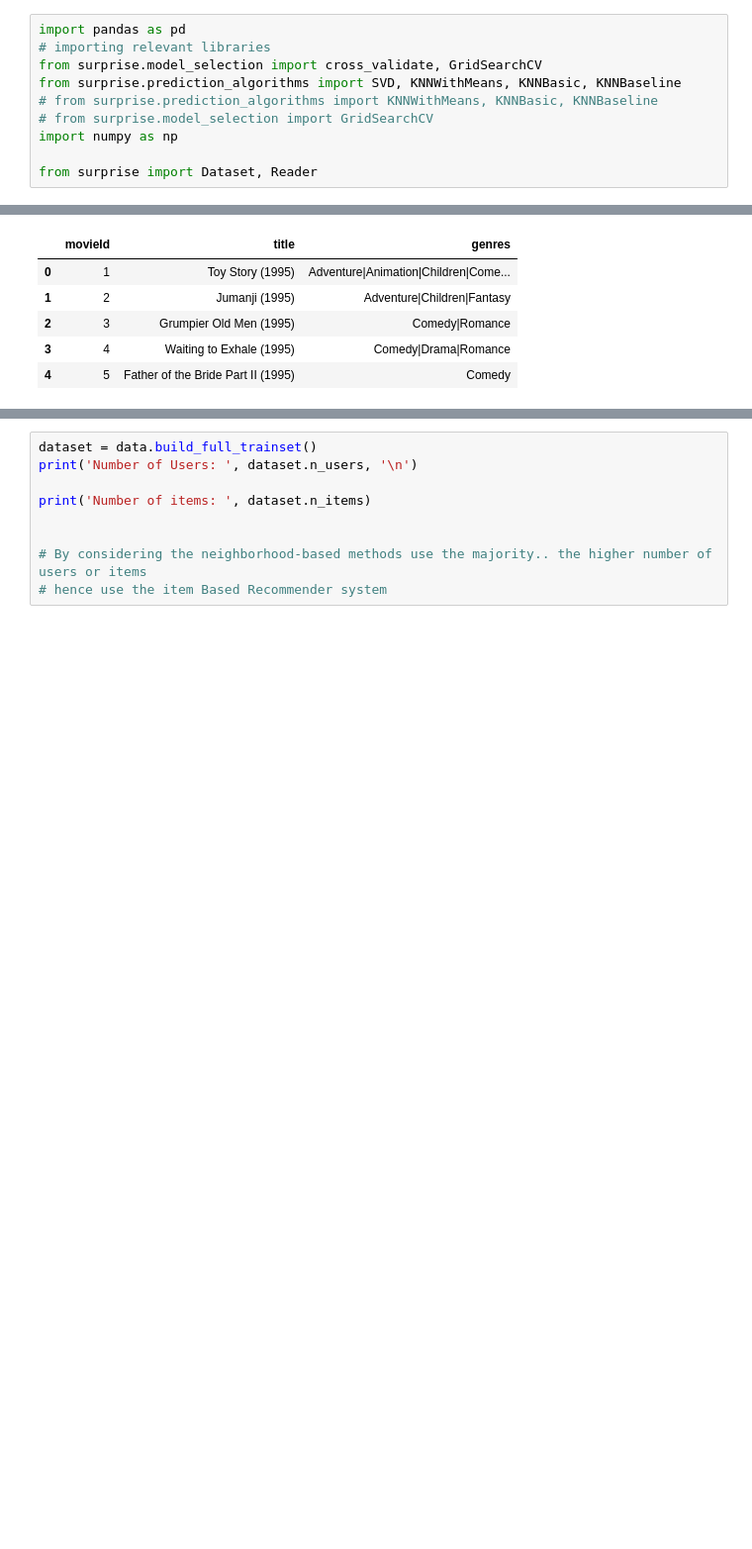
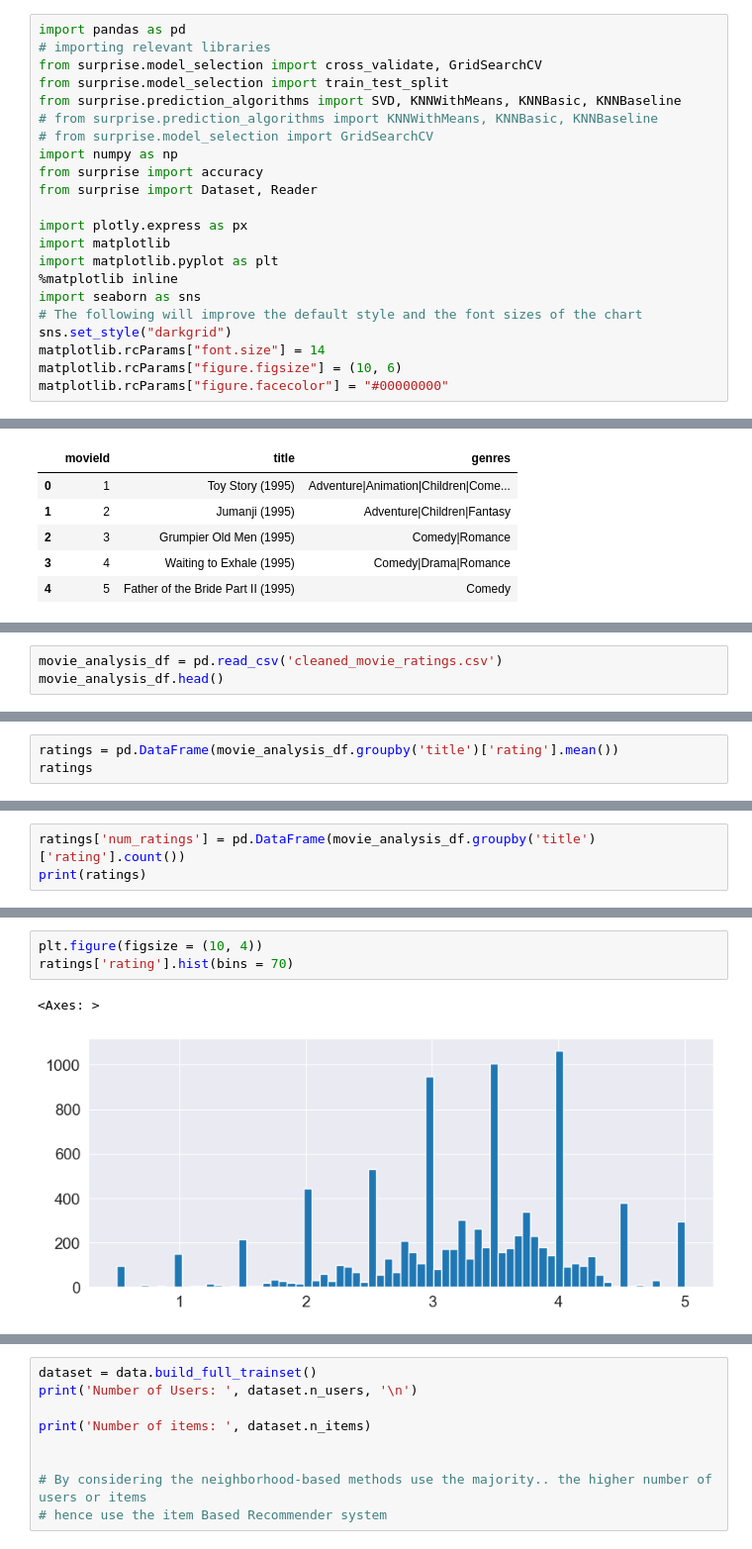
Before and after one commit to mikabenson/movie-recommender-system, a Jupyter notebook: phase4_project.ipynb, the cells around one changed output, grey strips where cells are left out. Shown at 99% size. Saved outputs shown, nothing was run; the diff lists cells and outputs as text; blank space fills up the shorter version.

Commit message:
data preparation and EDA

```diff
--- a/phase4_project.ipynb
+++ b/phase4_project.ipynb
@@ -2,12 +11,24 @@
 import pandas as pd
 # importing relevant libraries
 from surprise.model_selection import cross_validate, GridSearchCV
+from surprise.model_selection import train_test_split
 from surprise.prediction_algorithms import SVD, KNNWithMeans, KNNBasic, KNNBaseline
 # from surprise.prediction_algorithms import KNNWithMeans, KNNBasic, KNNBaseline
 # from surprise.model_selection import GridSearchCV
 import numpy as np
+from surprise import accuracy
+from surprise import Dataset, Reader
 
-from surprise import Dataset, Reader
+import plotly.express as px
+import matplotlib
+import matplotlib.pyplot as plt
+%matplotlib inline
+import seaborn as sns
+# The following will improve the default style and the font sizes of the chart
+sns.set_style("darkgrid")
+matplotlib.rcParams["font.size"] = 14
+matplotlib.rcParams["figure.figsize"] = (10, 6)
+matplotlib.rcParams["figure.facecolor"] = "#00000000"
 # %%
 
 # Load the ratings data
@@ -65,0 +137,3 @@ dtype: int64
+# %%
+movie_analysis_df = pd.read_csv('cleaned_movie_ratings.csv')
+movie_analysis_df.head()
@@ -65,0 +178,3 @@ dtype: int64
+# %%
+ratings = pd.DataFrame(movie_analysis_df.groupby('title')['rating'].mean())
+ratings
@@ -65,0 +196,3 @@ dtype: int64
+# %%
+ratings['num_ratings'] = pd.DataFrame(movie_analysis_df.groupby('title')['rating'].count())
+print(ratings)
@@ -65,0 +215,6 @@ dtype: int64
+# %%
+plt.figure(figsize = (10, 4))
+ratings['rating'].hist(bins = 70)
+# %% [output]
+<Axes: >
+[figure, added]
```
Also changed, not shown: parts of 50 cells of this notebook, 2 other files.
